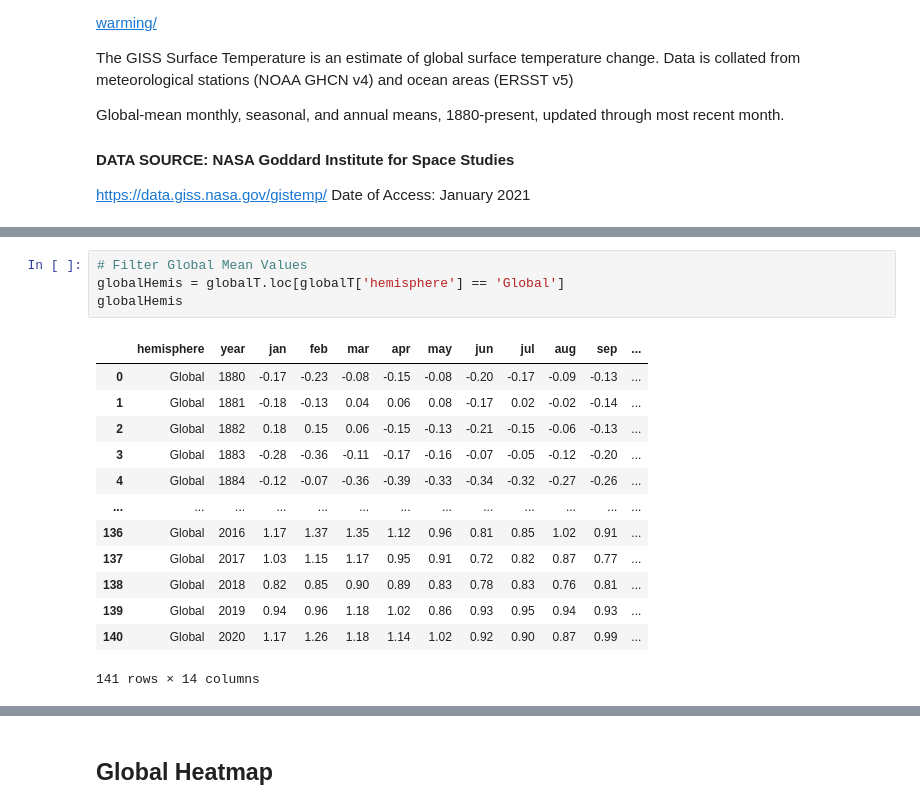
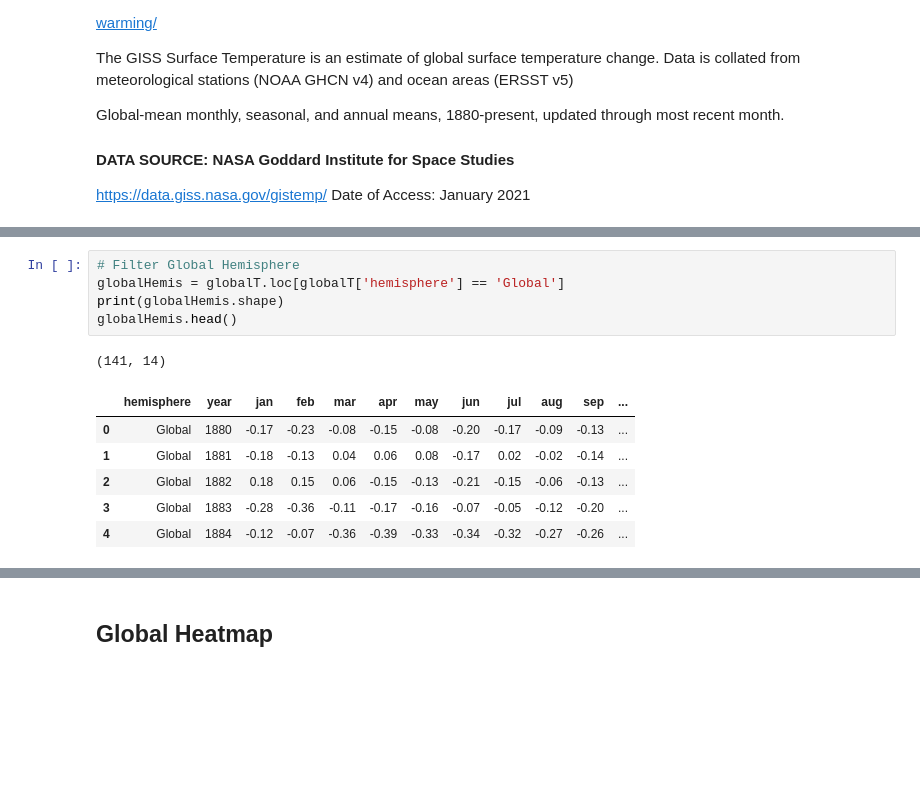
Before and after one commit to LisaHarrison08/globalWarming, a Jupyter notebook: Global Warming.ipynb, the cells around one changed output, grey strips where cells are left out. Saved outputs shown, nothing was run; the diff lists cells and outputs as text; blank space fills up the shorter version.

```diff
--- a/Global Warming.ipynb
+++ b/Global Warming.ipynb
@@ -65,19 +54,14 @@ globalT
 # %%
-# Filter Global Mean Values
+# Filter Global Hemisphere
 globalHemis = globalT.loc[globalT['hemisphere'] == 'Global']
-globalHemis
+print(globalHemis.shape)
+globalHemis.head()
 # %% [output]
+(141, 14)
 |  | hemisphere | year | jan | feb | mar | apr | may | jun | jul | aug | sep | ... |
 | 0 | Global | 1880 | -0.17 | -0.23 | -0.08 | -0.15 | -0.08 | -0.20 | -0.17 | -0.09 | -0.13 | ... |
 | 1 | Global | 1881 | -0.18 | -0.13 | 0.04 | 0.06 | 0.08 | -0.17 | 0.02 | -0.02 | -0.14 | ... |
 | 2 | Global | 1882 | 0.18 | 0.15 | 0.06 | -0.15 | -0.13 | -0.21 | -0.15 | -0.06 | -0.13 | ... |
 | 3 | Global | 1883 | -0.28 | -0.36 | -0.11 | -0.17 | -0.16 | -0.07 | -0.05 | -0.12 | -0.20 | ... |
 | 4 | Global | 1884 | -0.12 | -0.07 | -0.36 | -0.39 | -0.33 | -0.34 | -0.32 | -0.27 | -0.26 | ... |
-| ... | ... | ... | ... | ... | ... | ... | ... | ... | ... | ... | ... | ... |
-| 136 | Global | 2016 | 1.17 | 1.37 | 1.35 | 1.12 | 0.96 | 0.81 | 0.85 | 1.02 | 0.91 | ... |
-| 137 | Global | 2017 | 1.03 | 1.15 | 1.17 | 0.95 | 0.91 | 0.72 | 0.82 | 0.87 | 0.77 | ... |
-| 138 | Global | 2018 | 0.82 | 0.85 | 0.90 | 0.89 | 0.83 | 0.78 | 0.83 | 0.76 | 0.81 | ... |
-| 139 | Global | 2019 | 0.94 | 0.96 | 1.18 | 1.02 | 0.86 | 0.93 | 0.95 | 0.94 | 0.93 | ... |
-| 140 | Global | 2020 | 1.17 | 1.26 | 1.18 | 1.14 | 1.02 | 0.92 | 0.90 | 0.87 | 0.99 | ... |
-141 rows × 14 columns
 # %%
```
Also changed, not shown: parts of 21 cells of this notebook, 4 other files.
